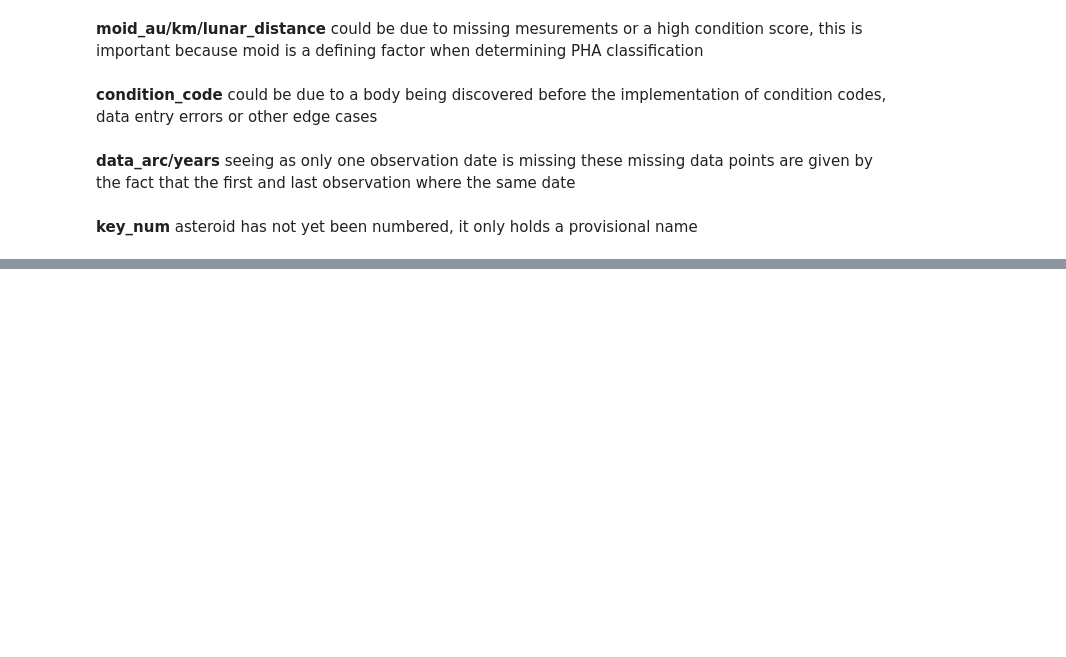
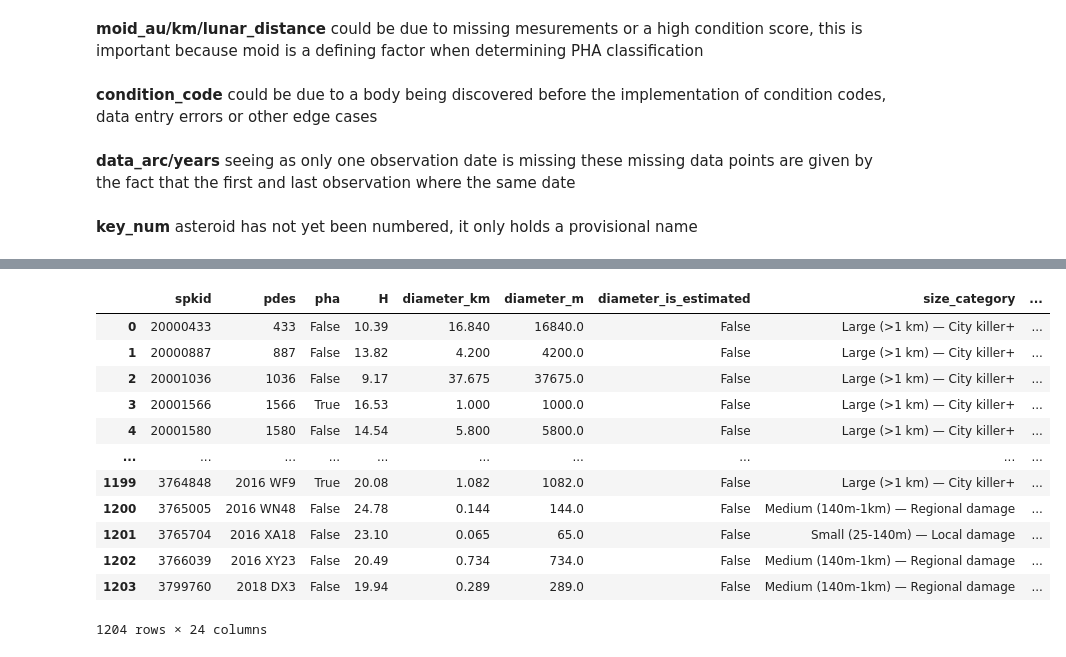
Before and after one commit to k3lly200413-2/Progetto_Nasa_Data_Intensive, a Jupyter notebook: Untitled.ipynb, the cells around one changed output, grey strips where cells are left out. Saved outputs shown, nothing was run; the diff lists cells and outputs as text; code cells hidden in the pictures; blank space fills up the shorter version.

```diff
--- a/Untitled.ipynb
+++ b/Untitled.ipynb
@@ -329,0 +352,6 @@ length of time between first and last observation
+# %%
+close_approaches['clean_name'] = close_approaches['designation'].str.strip().str.upper()
+
+# In df2, we need to extract the part that matches the provisional designation
+# (This assumes the designation is contained within the combined string)
+near_earth['clean_name'] = near_earth['full_name'].str.strip().str.upper()
@@ -452,3 +531,0 @@ Per sicurezza uniformiamo i valori presenti in "full name" sia in close_approach
-# %%
-close_approaches['full_name'] = close_approaches['full_name'].astype(str).str.strip()
-near_earth['full_name'] = near_earth['full_name'].astype(str).str.strip()
@@ -565,3 +531,0 @@ merged ora è completamente pulito dai NaN
-# %%
-pd.set_option('display.max_columns', None)
-merged
@@ -609,0 +559,17 @@ merged
+# %%
+near_earth.drop(["full_name", "name", "rot_per", "data_arc", "data_arc_years", "first_obs", "last_obs", "key_num"], inplace=True, axis=1)
+near_earth.dropna(axis=0, ignore_index=near_earth.columns.get_loc("albedo"), inplace=True)
+# %% [output]
+|  | spkid | pdes | pha | H | diameter_km | diameter_m | diameter_is_estimated | size_category | ... |
+| 0 | 20000433 | 433 | False | 10.39 | 16.840 | 16840.0 | False | Large (>1 km) — City killer+ | ... |
+| 1 | 20000887 | 887 | False | 13.82 | 4.200 | 4200.0 | False | Large (>1 km) — City killer+ | ... |
+| 2 | 20001036 | 1036 | False | 9.17 | 37.675 | 37675.0 | False | Large (>1 km) — City killer+ | ... |
+| 3 | 20001566 | 1566 | True | 16.53 | 1.000 | 1000.0 | False | Large (>1 km) — City killer+ | ... |
+| 4 | 20001580 | 1580 | False | 14.54 | 5.800 | 5800.0 | False | Large (>1 km) — City killer+ | ... |
+| ... | ... | ... | ... | ... | ... | ... | ... | ... | ... |
+| 1199 | 3764848 | 2016 WF9 | True | 20.08 | 1.082 | 1082.0 | False | Large (>1 km) — City killer+ | ... |
+| 1200 | 3765005 | 2016 WN48 | False | 24.78 | 0.144 | 144.0 | False | Medium (140m-1km) — Regional damage | ... |
+| 1201 | 3765704 | 2016 XA18 | False | 23.10 | 0.065 | 65.0 | False | Small (25-140m) — Local damage | ... |
+| 1202 | 3766039 | 2016 XY23 | False | 20.49 | 0.734 | 734.0 | False | Medium (140m-1km) — Regional damage | ... |
+| 1203 | 3799760 | 2018 DX3 | False | 19.94 | 0.289 | 289.0 | False | Medium (140m-1km) — Regional damage | ... |
+1204 rows × 24 columns
```
Also changed, not shown: parts of 54 cells of this notebook.
